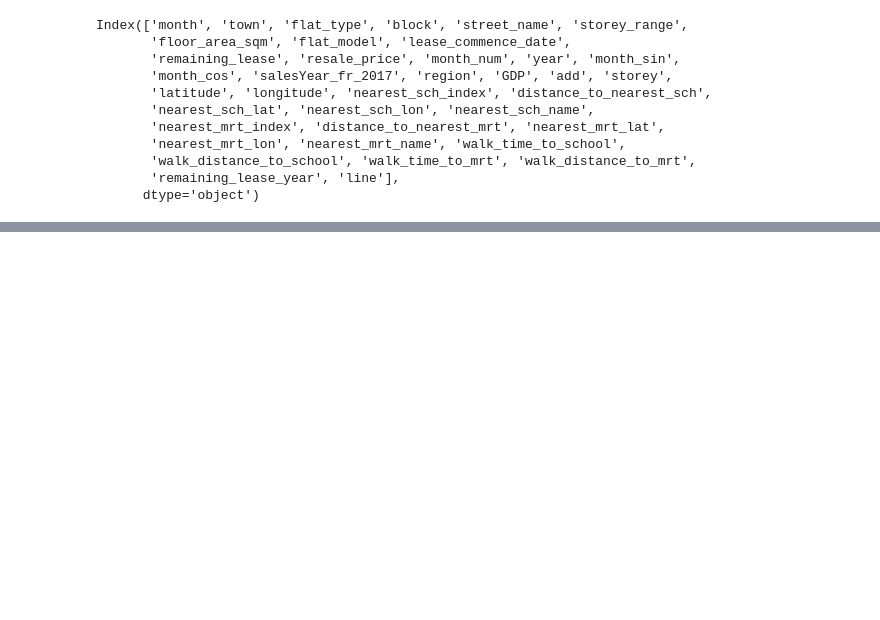
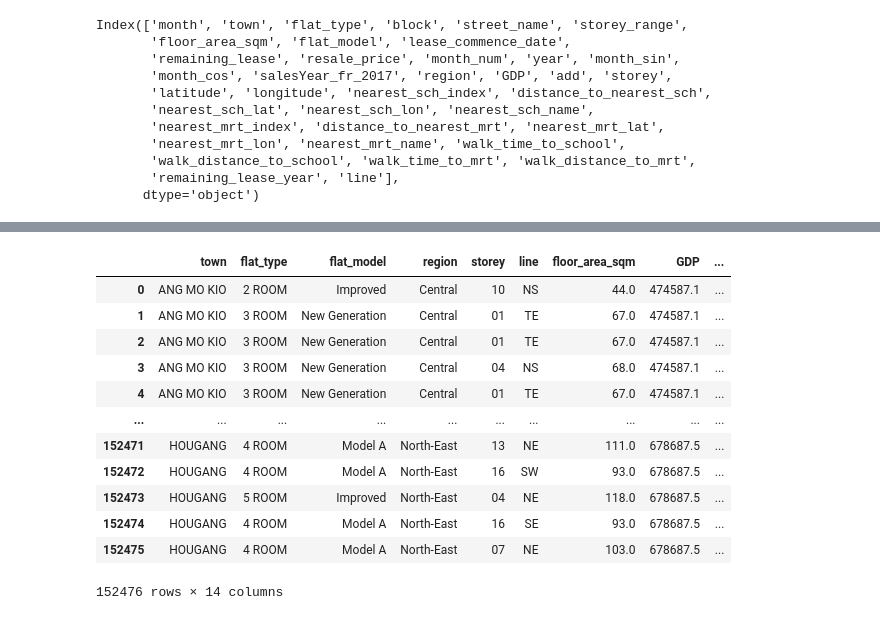
Before and after one commit to BlueSpirit1993/hdb_resale_chat_bot, a Jupyter notebook: notebooks/Felicia/LightGBM.ipynb, the cells around one changed output, grey strips where cells are left out. Cells and saved outputs as stored; diff of their text form; code cells hidden in the pictures; blank space fills up the shorter version.

```diff
--- a/notebooks/Felicia/LightGBM.ipynb
+++ b/notebooks/Felicia/LightGBM.ipynb
@@ -409,11 +570,3 @@ df[categorical_cols] = df[categorical_cols].astype("category")
 
 df_test = df[df["month"] > "2024-06"]
 df_train = df[df["month"] <= "2024-06"]
-# %%
-#Creating train and val set
-
-train_size = 0.7
-index = round(train_size * df_train.shape[0])
-
-df_train = df.iloc[:index]
-df_val = df.iloc[index:]
@@ -420,9 +587,8 @@ df_val = df.iloc[index:]
 # %%
 # Defining X and y
-
-X_train = df_train[categorical_cols + scaled_numeric_cols + date_cols]
-X_test = df_test[categorical_cols + scaled_numeric_cols + date_cols]
-X_val = df_val[categorical_cols + scaled_numeric_cols + date_cols]
+X = df[categorical_cols + numeric_cols + date_cols]
+X_train = df_train[categorical_cols + numeric_cols + date_cols]
+X_test = df_test[categorical_cols + numeric_cols + date_cols]
+y = df["resale_price"]
 y_train = df_train["resale_price"]
 y_test = df_test["resale_price"]
-y_val = df_val["resale_price"]
@@ -429,18 +599,15 @@ y_val = df_val["resale_price"]
 # %%
 # Preprocessor
 from sklearn.pipeline import Pipeline
-from sklearn.preprocessing import RobustScaler
 from sklearn.impute import SimpleImputer
 from sklearn.compose import ColumnTransformer
 
-scaled_num = Pipeline(
-    [("imputer", SimpleImputer(strategy="median")), ("scaler", RobustScaler())]
-)
+imputed_num = Pipeline([("imputer", SimpleImputer(strategy="mean"))])
 
 preprocessor = ColumnTransformer(
     [
-        ("scaled_num", scaled_num, scaled_numeric_cols),
-        ("keep_scaled", "passthrough", scaled_numeric_cols),
+        ("imputed_num", imputed_num, numeric_cols),
+        ("keep_cats", "passthrough", categorical_cols),
         ("keep_dates", "passthrough", date_cols),
     ]
 )
@@ -502,12 +669,12 @@ np.float64(31859.28006674885)
 # %%
-#Defining model
+# Defining model
 
 model = LGBMRegressor(
     max_depth=15,
     n_estimators=300,
     learning_rate=0.1,
     objective="regression",
-    model__min_child_samples=50,
+    min_child_samples=20,
     random_state=42,
 )
 # %%
@@ -561 +696,17 @@ mae
+# %%
+X_train
+# %% [output]
+|  | town | flat_type | flat_model | region | storey | line | floor_area_sqm | GDP | ... |
+| 0 | ANG MO KIO | 2 ROOM | Improved | Central | 10 | NS | 44.0 | 474587.1 | ... |
+| 1 | ANG MO KIO | 3 ROOM | New Generation | Central | 01 | TE | 67.0 | 474587.1 | ... |
+| 2 | ANG MO KIO | 3 ROOM | New Generation | Central | 01 | TE | 67.0 | 474587.1 | ... |
+| 3 | ANG MO KIO | 3 ROOM | New Generation | Central | 04 | NS | 68.0 | 474587.1 | ... |
+| 4 | ANG MO KIO | 3 ROOM | New Generation | Central | 01 | TE | 67.0 | 474587.1 | ... |
+| ... | ... | ... | ... | ... | ... | ... | ... | ... | ... |
+| 152471 | HOUGANG | 4 ROOM | Model A | North-East | 13 | NE | 111.0 | 678687.5 | ... |
+| 152472 | HOUGANG | 4 ROOM | Model A | North-East | 16 | SW | 93.0 | 678687.5 | ... |
+| 152473 | HOUGANG | 5 ROOM | Improved | North-East | 04 | NE | 118.0 | 678687.5 | ... |
+| 152474 | HOUGANG | 4 ROOM | Model A | North-East | 16 | SE | 93.0 | 678687.5 | ... |
+| 152475 | HOUGANG | 4 ROOM | Model A | North-East | 07 | NE | 103.0 | 678687.5 | ... |
+152476 rows × 14 columns
 # %%
```
Also changed, not shown: parts of 39 cells of this notebook.
